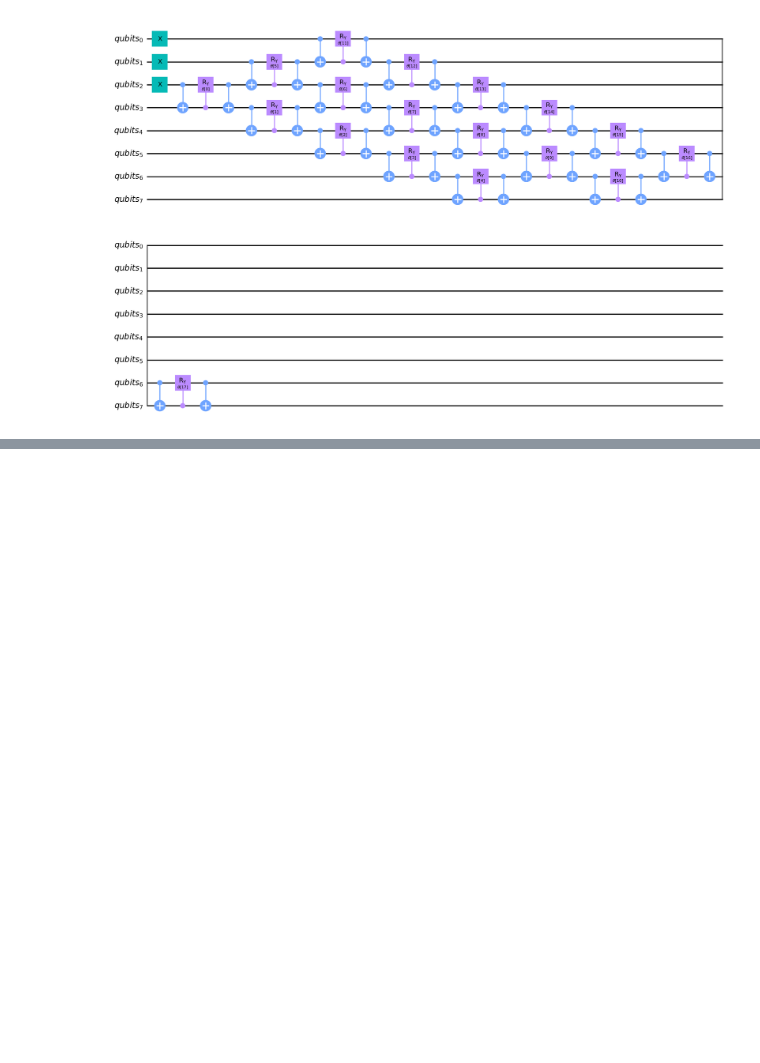
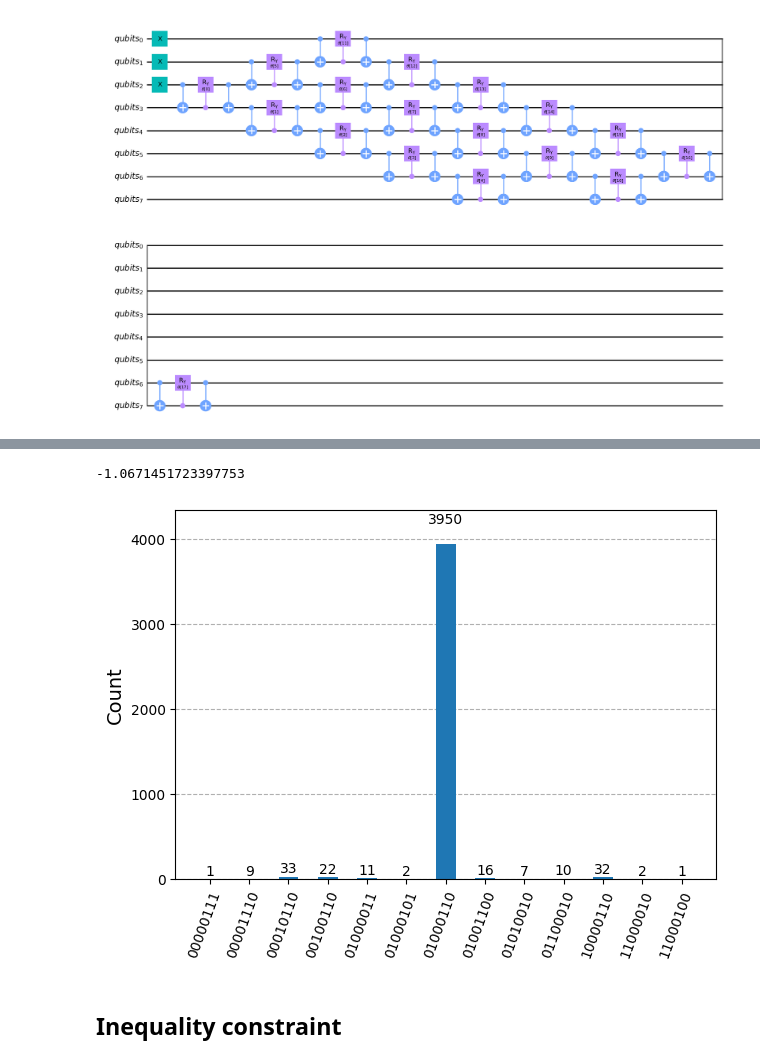
Before and after one commit to jvscursulim/quantum-optimization-dicke-states, a Jupyter notebook: src/notebooks/variational_quantum_eigensolver.ipynb, the cells around one changed output, grey strips where cells are left out. Cells and saved outputs as stored; diff of their text form; code cells hidden in the pictures; blank space fills up the shorter version.

```diff
--- a/src/notebooks/variational_quantum_eigensolver.ipynb
+++ b/src/notebooks/variational_quantum_eigensolver.ipynb
@@ -170,0 +191,4 @@ plot_histogram(data=counts)
+# %%
+sampler = optuna.samplers.CmaEsSampler()
+study = optuna.create_study(sampler=sampler)
+study.optimize(objective_optuna, n_trials=1000)
@@ -170,0 +213,16 @@ plot_histogram(data=counts)
+# %%
+study.best_value
+# %% [output]
+-1.0671451723397753
+# %%
+ansatz = qc.copy()
+params_mapper = {param: value for param, value in zip(ansatz.parameters, study.best_params.values())}
+ansatz = ansatz.assign_parameters(parameters=params_mapper)
+ansatz.measure_all()
+# %%
+counts = simulator.run(circuits=ansatz, shots=4096).result().get_counts()
+plot_histogram(data=counts)
+# %% [output]
+[figure, added]
+# %% [markdown]
+## Inequality constraint
```
Also changed, not shown: parts of 31 cells of this notebook, 2 other files.
